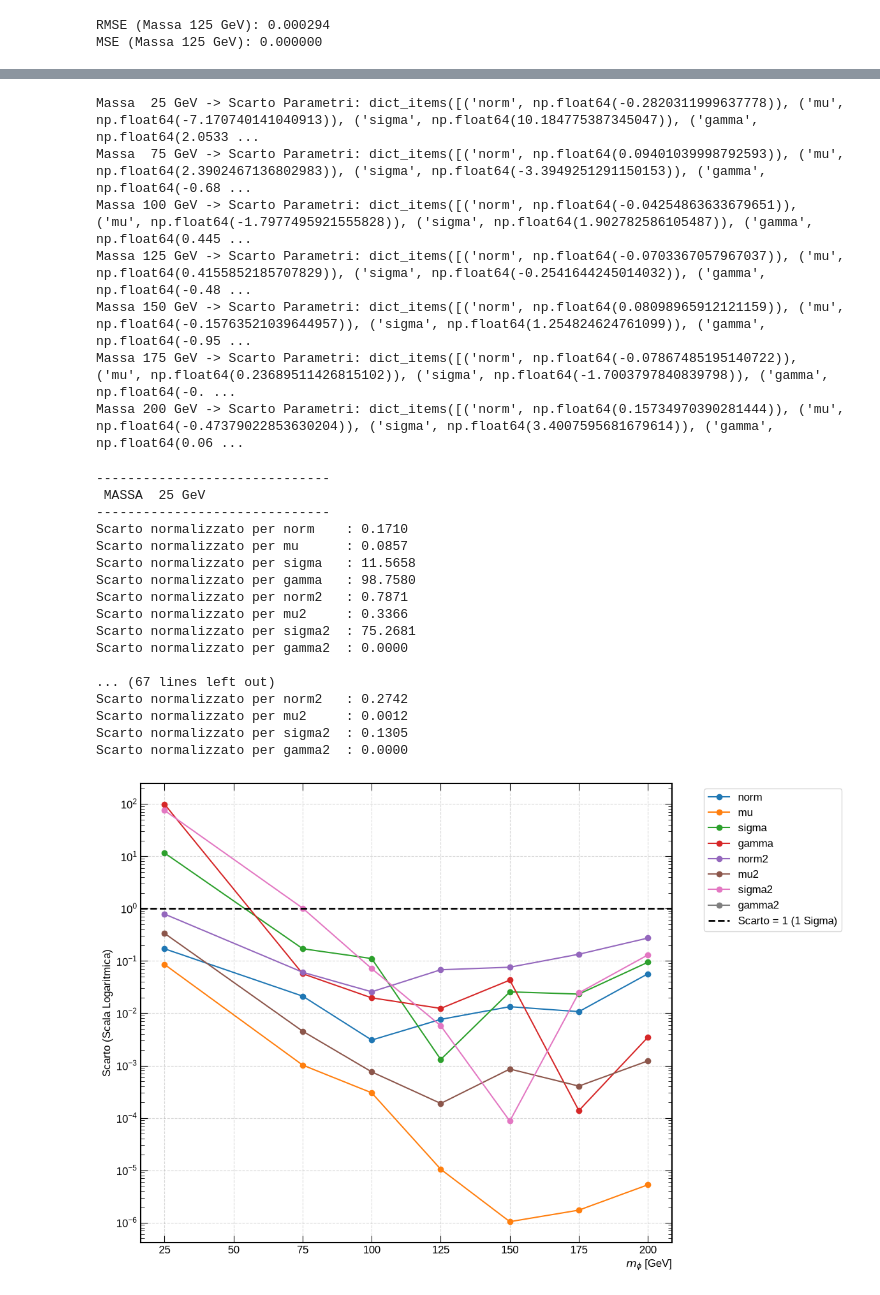
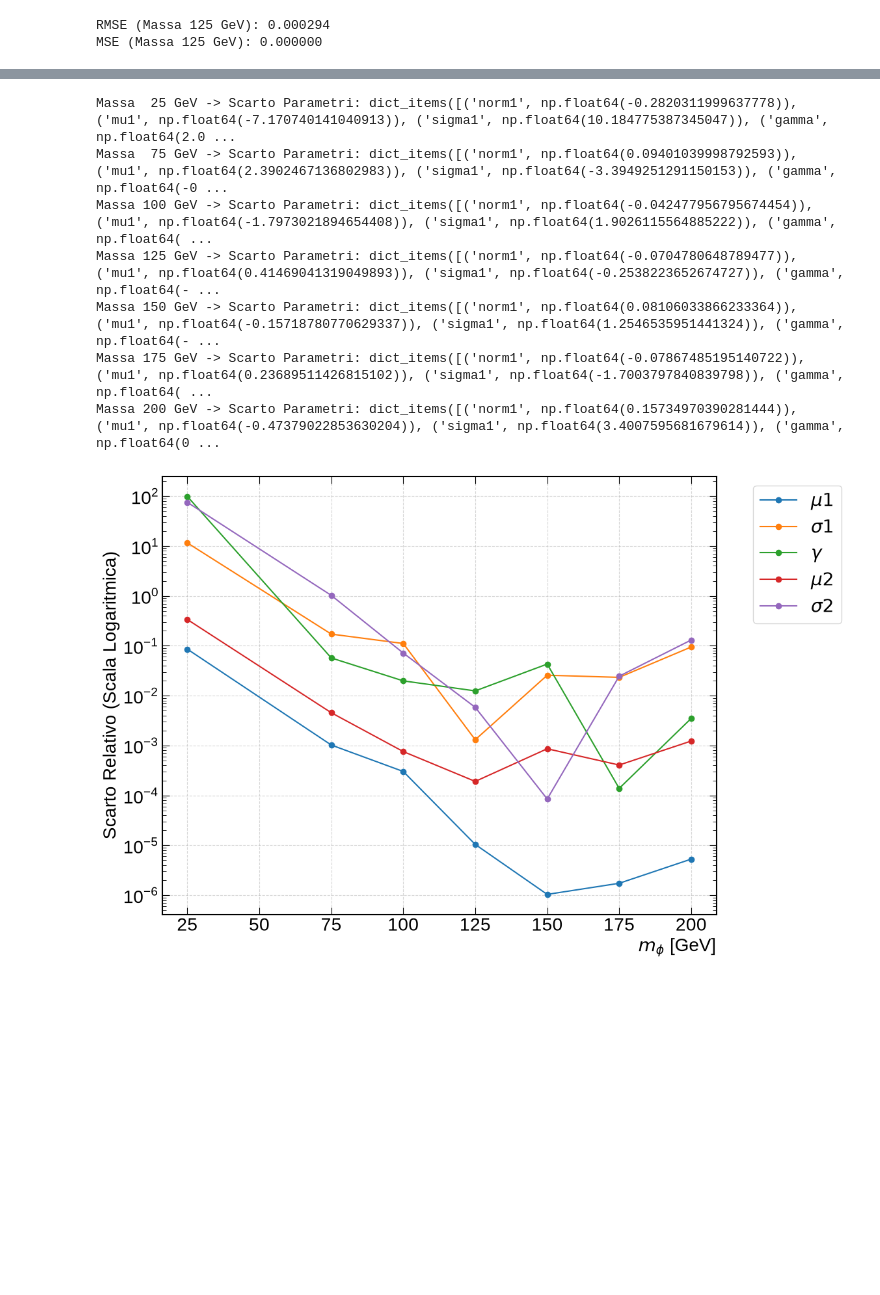
Before and after one commit to riccardocanterini-cyber/Tesi, a Jupyter notebook: Fit_Bifunzione/Prova_Interpolazione.ipynb, the cells around one changed output, grey strips where cells are left out. Saved outputs shown, nothing was run; the diff lists cells and outputs as text; code cells hidden in the pictures; blank space fills up the shorter version.

```diff
--- a/Fit_Bifunzione/Prova_Interpolazione.ipynb
+++ b/Fit_Bifunzione/Prova_Interpolazione.ipynb
@@ -208,7 +208,7 @@ legend_elements = [Line2D([0], [0], color='blue', lw=2, label='Masse del Dataset
 ax.legend(handles=legend_elements, fontsize=30, loc='upper right', frameon=True, framealpha=0.9, edgecolor='black')
 
 plt.rcParams.update({
-    'font.size': 12,
+    'font.size': 20,
     'font.family': 'sans-serif',
     'font.sans-serif': ['Liberation Sans', 'DejaVu Sans'],
     'xtick.direction': 'in',
@@ -223,8 +223,8 @@ plt.rcParams.update({
 })
 ax.set_title("")
 #ax.text(0.95, 0.95, 'Masse con Interpolazioni', fontsize=16, fontweight='bold', ha="right", va="top", transform=ax.transAxes)
-ax.set_xlabel(r'$m_{\phi}$ $[GeV]$', fontsize=14, loc='right')
-ax.set_ylabel('Densità Normalizzata', fontsize=14)
+ax.set_xlabel(r'$m_{\phi}$ $[GeV]$', fontsize=20, loc='right')
+ax.set_ylabel('Densità Normalizzata', fontsize=20)
 ax.grid(True, linestyle='--', alpha=0.5)
 ax.xaxis.set_minor_locator(AutoMinorLocator())
 ax.yaxis.set_minor_locator(AutoMinorLocator())
@@ -362,7 +362,7 @@ legend_elements = [Line2D([0], [0], color='blue', lw=2, label='Masse del Dataset
 ax.legend(handles=legend_elements, fontsize=30, loc='upper right', frameon=True, framealpha=0.9, edgecolor='black')
 
 plt.rcParams.update({
-    'font.size': 12,
+    'font.size': 20,
     'font.family': 'sans-serif',
     'font.sans-serif': ['Liberation Sans', 'DejaVu Sans'],
     'xtick.direction': 'in',
@@ -539,7 +539,7 @@ masse_ordinate, rmse_ordinati = zip(*sorted(zip(masse_testate, rmse_valori)))
 plt.figure(figsize=(10, 6))
 
 plt.rcParams.update({
-    'font.size': 12,
+    'font.size': 20,
     'font.family': 'sans-serif',
     'font.sans-serif': ['Liberation Sans', 'DejaVu Sans'],
     'xtick.direction': 'in',
@@ -558,8 +558,8 @@ plt.plot(masse_ordinate, rmse_ordinati, marker='o', linestyle='-', color='b', la
 #Plot della MSE
 plt.plot(masse_ordinate, mse_valori, marker='s', linestyle='--', color='r', label='MSE (Errore di interpolazione)', linewidth=2)
 
-plt.xlabel("Massa (GeV)", fontsize=12, loc='right')
-plt.ylabel("RMSE", fontsize=12)
+plt.xlabel("Massa (GeV)", fontsize=20, loc='right')
+plt.ylabel("RMSE", fontsize=20)
 
 # Abbellimenti del grafico
 plt.grid(True, linestyle='--', alpha=0.7)
@@ -689,8 +689,8 @@ parametri_interpolati_175 = prova_rms_175.get_fit_parameters()
 parametri_originali_175 = prova_rms_175_org.get_fit_parameters()
 
 x_prova = np.linspace(0, 250, 300)
-y_interpolati_175 = voigt2(x_prova, parametri_interpolati_175["norm"], parametri_interpolati_175["mu"], parametri_interpolati_175["sigma"], parametri_interpolati_175["gamma"], parametri_interpolati_175["norm2"], parametri_interpolati_175["mu2"], parametri_interpolati_175["sigma2"], parametri_interpolati_175["gamma2"])
-y_originali_175 = voigt2(x_prova, parametri_originali_175["norm"], parametri_originali_175["mu"], parametri_originali_175["sigma"], parametri_originali_175["gamma"], parametri_originali_175["norm2"], parametri_originali_175["mu2"], parametri_originali_175["sigma2"], parametri_originali_175["gamma2"])
+y_interpolati_175 = voigt2(x_prova, parametri_interpolati_175["norm1"], parametri_interpolati_175["mu1"], parametri_interpolati_175["sigma1"], parametri_interpolati_175["gamma"], parametri_interpolati_175["norm2"], parametri_interpolati_175["mu2"], parametri_interpolati_175["sigma2"], parametri_interpolati_175["gamma2"])
+y_originali_175 = voigt2(x_prova, parametri_originali_175["norm1"], parametri_originali_175["mu1"], parametri_originali_175["sigma1"], parametri_originali_175["gamma"], parametri_originali_175["norm2"], parametri_originali_175["mu2"], parametri_originali_175["sigma2"], parametri_originali_175["gamma2"])
 
 
 
@@ -842,13 +842,13 @@ for k, parametri_originali in fit_MH_values.items():
 
         print(f"Massa {massa_corrente:3.0f} GeV -> Scarto Parametri: {scarto_parametri}")
 # %% [output]
-Massa  25 GeV -> Scarto Parametri: dict_items([('norm', np.float64(-0.2820311999637778)), ('mu', np.float64(-7.170740141040913)), ('sigma', np.float64(10.184775387345047)), ('gamma', np.float64(2.0533 ...
-Massa  75 GeV -> Scarto Parametri: dict_items([('norm', np.float64(0.09401039998792593)), ('mu', np.float64(2.3902467136802983)), ('sigma', np.float64(-3.3949251291150153)), ('gamma', np.float64(-0.68 ...
-Massa 100 GeV -> Scarto Parametri: dict_items([('norm', np.float64(-0.04254863633679651)), ('mu', np.float64(-1.7977495921555828)), ('sigma', np.float64(1.902782586105487)), ('gamma', np.float64(0.445 ...
-Massa 125 GeV -> Scarto Parametri: dict_items([('norm', np.float64(-0.0703367057967037)), ('mu', np.float64(0.4155852185707829)), ('sigma', np.float64(-0.2541644245014032)), ('gamma', np.float64(-0.48 ...
-Massa 150 GeV -> Scarto Parametri: dict_items([('norm', np.float64(0.08098965912121159)), ('mu', np.float64(-0.15763521039644957)), ('sigma', np.float64(1.254824624761099)), ('gamma', np.float64(-0.95 ...
-Massa 175 GeV -> Scarto Parametri: dict_items([('norm', np.float64(-0.07867485195140722)), ('mu', np.float64(0.23689511426815102)), ('sigma', np.float64(-1.7003797840839798)), ('gamma', np.float64(-0. ...
-Massa 200 GeV -> Scarto Parametri: dict_items([('norm', np.float64(0.15734970390281444)), ('mu', np.float64(-0.47379022853630204)), ('sigma', np.float64(3.4007595681679614)), ('gamma', np.float64(0.06 ...
+Massa  25 GeV -> Scarto Parametri: dict_items([('norm1', np.float64(-0.2820311999637778)), ('mu1', np.float64(-7.170740141040913)), ('sigma1', np.float64(10.184775387345047)), ('gamma', np.float64(2.0 ...
+Massa  75 GeV -> Scarto Parametri: dict_items([('norm1', np.float64(0.09401039998792593)), ('mu1', np.float64(2.3902467136802983)), ('sigma1', np.float64(-3.3949251291150153)), ('gamma', np.float64(-0 ...
+Massa 100 GeV -> Scarto Parametri: dict_items([('norm1', np.float64(-0.042477956795674454)), ('mu1', np.float64(-1.7973021894654408)), ('sigma1', np.float64(1.9026115564885222)), ('gamma', np.float64( ...
+Massa 125 GeV -> Scarto Parametri: dict_items([('norm1', np.float64(-0.0704780648789477)), ('mu1', np.float64(0.41469041319049893)), ('sigma1', np.float64(-0.2538223652674727)), ('gamma', np.float64(- ...
+Massa 150 GeV -> Scarto Parametri: dict_items([('norm1', np.float64(0.08106033866233364)), ('mu1', np.float64(-0.15718780770629337)), ('sigma1', np.float64(1.2546535951441324)), ('gamma', np.float64(- ...
+Massa 175 GeV -> Scarto Parametri: dict_items([('norm1', np.float64(-0.07867485195140722)), ('mu1', np.float64(0.23689511426815102)), ('sigma1', np.float64(-1.7003797840839798)), ('gamma', np.float64( ...
+Massa 200 GeV -> Scarto Parametri: dict_items([('norm1', np.float64(0.15734970390281444)), ('mu1', np.float64(-0.47379022853630204)), ('sigma1', np.float64(3.4007595681679614)), ('gamma', np.float64(0 ...
 # %%
 import numpy as np
 import matplotlib.pyplot as plt
@@ -858,7 +858,7 @@ import json
 with open('fit_errors.json', 'r') as f:
     fit_MH_errors = json.load(f)
 
-param_names = ["norm", "mu", "sigma", "gamma", "norm2", "mu2", "sigma2", "gamma2"]
+param_names = [ "mu1", "sigma1", "gamma", "mu2", "sigma2"]
 scarti_normalizzati = {p: [] for p in param_names}
 masse_testate = []
 
@@ -883,9 +883,9 @@ for k, parametri_originali in fit_MH_values.items():
         modello = DoubleVoigtFit3(massa_corrente, fit_MH_values, exclude_mass=[50, massa_corrente])
         parametri_interpolati = modello.get_fit_parameters()
 
-        print(f"\n{'-'*30}")
-        print(f" MASSA {massa_corrente:3.0f} GeV ")
-        print(f"{'-'*30}")
+        #print(f"\n{'-'*30}")
+        """ print(f" MASSA {massa_corrente:3.0f} GeV ")
+        print(f"{'-'*30}") """
 
         for p in param_names:
             val_vero = parametri_originali[p]
@@ -904,53 +904,37 @@ for k, parametri_originali in fit_MH_values.items():
 
             scarti_normalizzati[p].append(scarto_norm)
 
-            print(f"Scarto normalizzato per {p:7s} : {scarto_norm:.4f}")
+            #print(f"Scarto normalizzato per {p:7s} : {scarto_norm:.4f}")
 
 # ---------------------------------------------------------
 # GRAFICO DEGLI SCARTI NORMALIZZATI
 # ---------------------------------------------------------
 if len(masse_testate) > 0:
     masse_ordinate = sorted(masse_testate)
     indici_ord = np.argsort(masse_testate)
 
     plt.figure(figsize=(12, 8))
 
     for p in param_names:
         # Selezioniamo solo i valori calcolati e li ordiniamo
         scarti_p_ordinati = np.array(scarti_normalizzati[p])[indici_ord]
 
-        plt.plot(masse_ordinate, scarti_p_ordinati, marker='o', label=p, linewidth=1.5)
+        plt.plot(masse_ordinate, scarti_p_ordinati, marker='o', label=f'$\{p}$', linewidth=1.5)
 
-    plt.axhline(1.0, color='black', linestyle='--', linewidth=2, label='Scarto = 1 (1 Sigma)')
+    #plt.axhline(1.0, color='black', linestyle='--', linewidth=2, label='Scarto = 1 (1 Sigma)')
+
 
     plt.yscale('log')
     #plt.title("Scarto Normalizzato dei Parametri in funzione della Massa", fontsize=14, pad=15)
-    plt.xlabel("$m_{\phi}$ [GeV]", fontsize=12, loc='right')
-    plt.ylabel("Scarto (Scala Logaritmica)", fontsize=12)
+    plt.xlabel("$m_{\phi}$ [GeV]", fontsize=20, loc='right')
+    plt.ylabel("Scarto Relativo (Scala Logaritmica)", fontsize=20)
     plt.legend(bbox_to_anchor=(1.05, 1), loc='upper left')
     plt.grid(True, linestyle='--', alpha=0.5)
 
     plt.tight_layout()
     plt.savefig('/home/riccardo/Tesi/Cartella_Analisi_Dati/Immagini/Grafico_Scarti_Parametri.png', bbox_inches='tight')
     plt.show()
 else:
     print("Nessuna massa valida trovata per generare il grafico.")
 # %% [output]
-------------------------------
- MASSA  25 GeV
-------------------------------
-Scarto normalizzato per norm    : 0.1710
-Scarto normalizzato per mu      : 0.0857
-Scarto normalizzato per sigma   : 11.5658
-Scarto normalizzato per gamma   : 98.7580
-Scarto normalizzato per norm2   : 0.7871
-Scarto normalizzato per mu2     : 0.3366
-Scarto normalizzato per sigma2  : 75.2681
-Scarto normalizzato per gamma2  : 0.0000
-
-... (67 lines left out)
-Scarto normalizzato per norm2   : 0.2742
-Scarto normalizzato per mu2     : 0.0012
-Scarto normalizzato per sigma2  : 0.1305
-Scarto normalizzato per gamma2  : 0.0000
-[figure, old version]
+[figure, new version]
```
Also changed, not shown: parts of 15 cells of this notebook, 45 other files.
